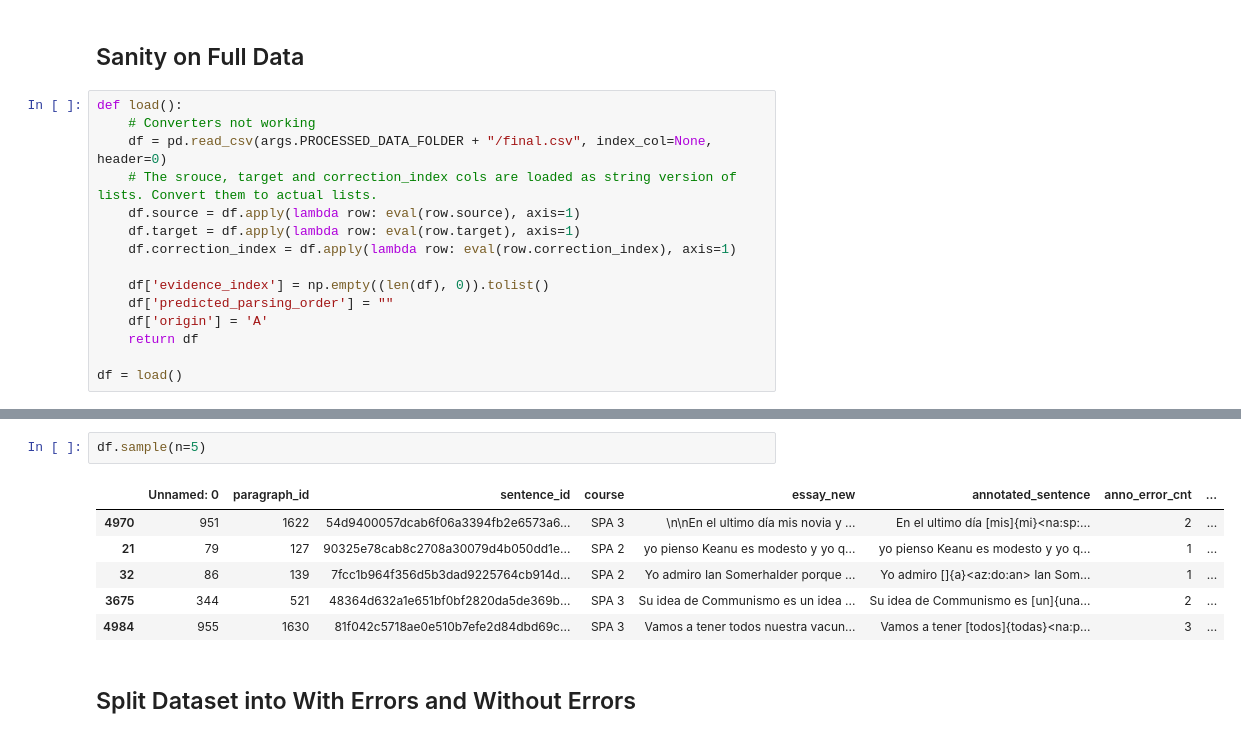
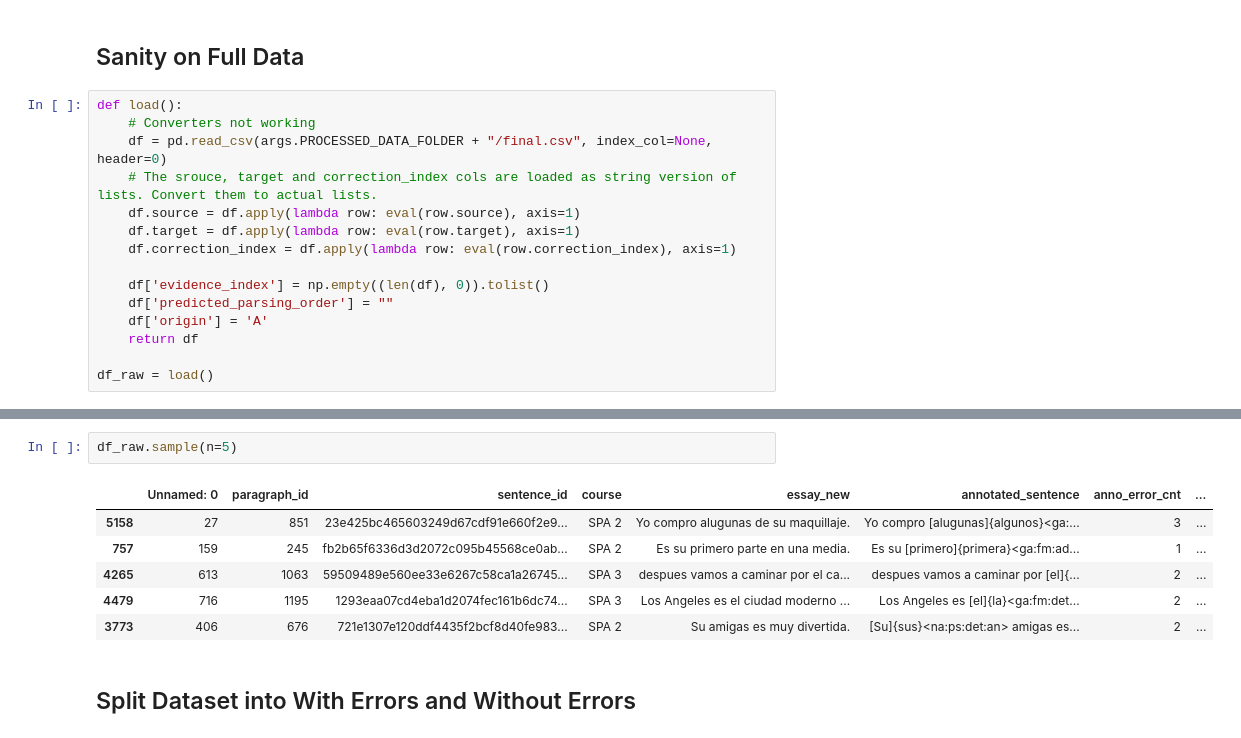
Before and after one commit to team-langbot/model_gec, a Jupyter notebook: gec_bert_data_prep.ipynb, the cells around one changed output, grey strips where cells are left out. Drawn from its saved outputs; the diff is of its cells as text.

```diff
--- a/gec_bert_data_prep.ipynb
+++ b/gec_bert_data_prep.ipynb
@@ -146,6 +167,6 @@ def load():
     df['origin'] = 'A'
     return df
 
-df = load()
+df_raw = load()
 # %%
 # Check the columns
@@ -204,14 +225,14 @@ predicted_parsing_order      0
 origin                       0
 dtype: int64
 # %%
-df.sample(n=5)
+df_raw.sample(n=5)
 # %% [output]
 |  | Unnamed: 0 | paragraph_id | sentence_id | course | essay_new | annotated_sentence | anno_error_cnt | ... |
-| 4970 | 951 | 1622 | 54d9400057dcab6f06a3394fb2e6573a6... | SPA 3 | \n\nEn el ultimo día mis novia y ... | En el ultimo día [mis]{mi}<na:sp:... | 2 | ... |
-| 21 | 79 | 127 | 90325e78cab8c2708a30079d4b050dd1e... | SPA 2 | yo pienso Keanu es modesto y yo q... | yo pienso Keanu es modesto y yo q... | 1 | ... |
-| 32 | 86 | 139 | 7fcc1b964f356d5b3dad9225764cb914d... | SPA 2 | Yo admiro Ian Somerhalder porque ... | Yo admiro []{a}<az:do:an> Ian Som... | 1 | ... |
-| 3675 | 344 | 521 | 48364d632a1e651bf0bf2820da5de369b... | SPA 3 | Su idea de Communismo es un idea ... | Su idea de Communismo es [un]{una... | 2 | ... |
-| 4984 | 955 | 1630 | 81f042c5718ae0e510b7efe2d84dbd69c... | SPA 3 | Vamos a tener todos nuestra vacun... | Vamos a tener [todos]{todas}<na:p... | 3 | ... |
+| 5158 | 27 | 851 | 23e425bc465603249d67cdf91e660f2e9... | SPA 2 | Yo compro alugunas de su maquillaje. | Yo compro [alugunas]{algunos}<ga:... | 3 | ... |
+| 757 | 159 | 245 | fb2b65f6336d3d2072c095b45568ce0ab... | SPA 2 | Es su primero parte en una media. | Es su [primero]{primera}<ga:fm:ad... | 1 | ... |
+| 4265 | 613 | 1063 | 59509489e560ee33e6267c58ca1a26745... | SPA 3 | despues vamos a caminar por el ca... | despues vamos a caminar por [el]{... | 2 | ... |
+| 4479 | 716 | 1195 | 1293eaa07cd4eba1d2074fec161b6dc74... | SPA 3 | Los Angeles es el ciudad moderno ... | Los Angeles es [el]{la}<ga:fm:det... | 2 | ... |
+| 3773 | 406 | 676 | 721e1307e120ddf4435f2bcf8d40fe983... | SPA 2 | Su amigas es muy divertida. | [Su]{sus}<na:ps:det:an> amigas es... | 2 | ... |
 # %% [markdown]
 ## Split Dataset into With Errors and Without Errors
 # %%
```
Also changed, not shown: parts of 51 cells of this notebook, 10 other files.
